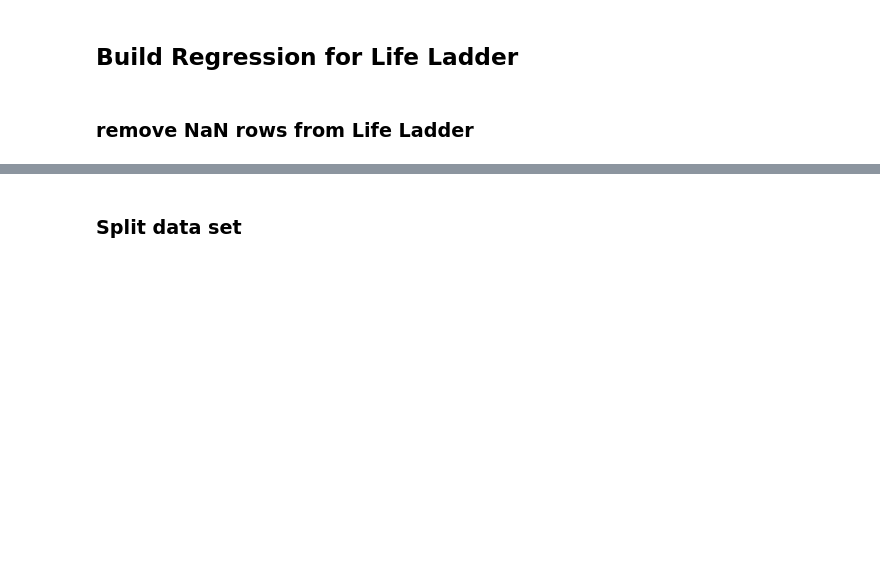
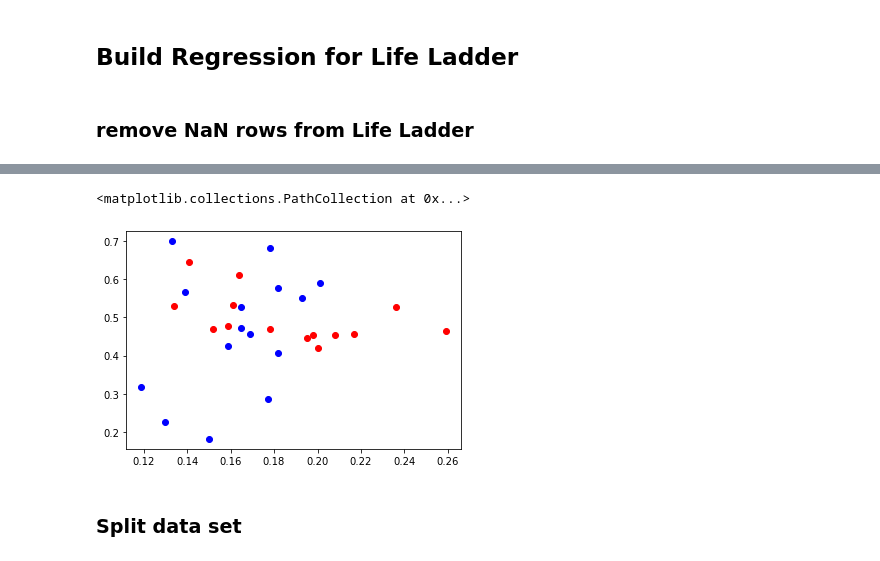
Before and after one commit to wolfbrr/FDS-2022, a Jupyter notebook: assignment-1/assignment-1.ipynb, the cells around one changed output, grey strips where cells are left out. Saved outputs shown, nothing was run; the diff lists cells and outputs as text; code cells hidden in the pictures; blank space fills up the shorter version.

```diff
--- a/assignment-1/assignment-1.ipynb
+++ b/assignment-1/assignment-1.ipynb
@@ -169,3 +185,10 @@ x=df_un_merged.dropna(subset=['Life Ladder'])
+# %%
+fig, ax = plt.subplots()
+ax.scatter(x.loc[:,'AUS',:]['pos'], x.loc[:,'AUS',:]['Confidence in national government'],c='red')
+ax.scatter(x.loc[:,'ZWE',:]['pos'], x.loc[:,'ZWE',:]['Confidence in national government'],c='blue')
+# %% [output]
+<matplotlib.collections.PathCollection at 0x...>
+[figure, added]
 # %% [markdown]
 ### Split data set
 # %%
```
Also changed, not shown: parts of 25 cells of this notebook, 1 other file.
